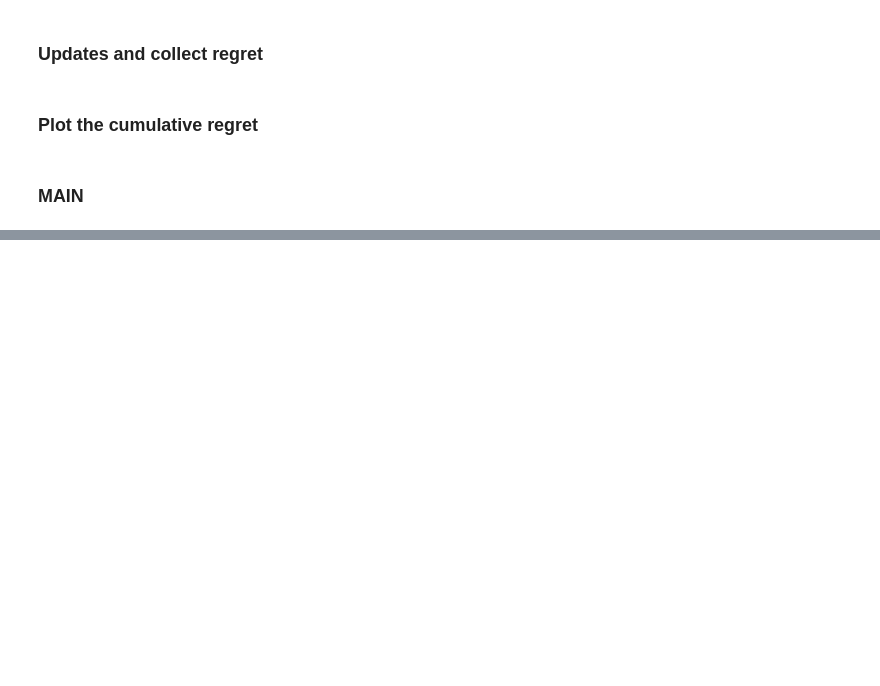
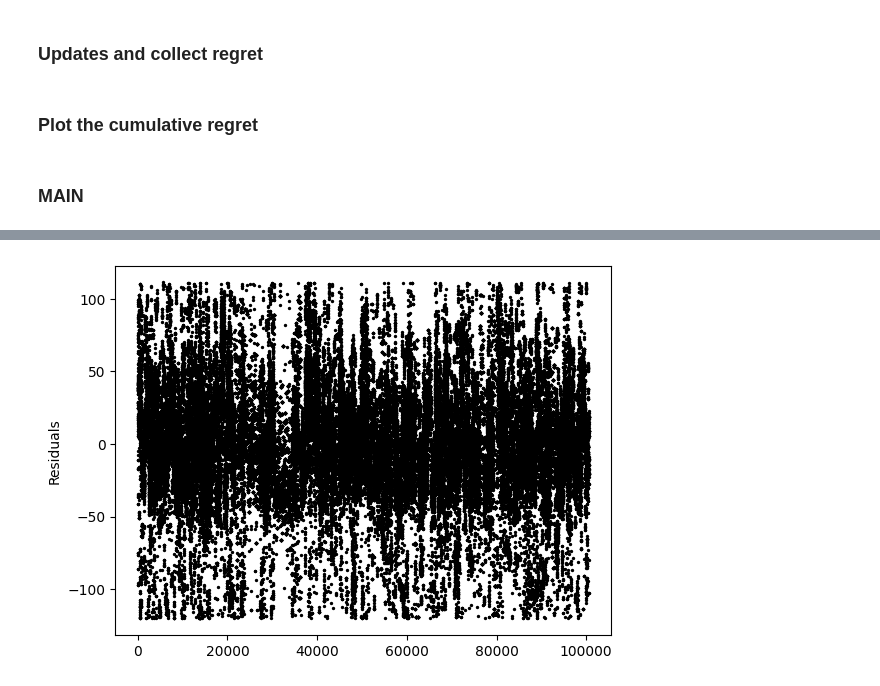
Before and after one commit to dbracale/Dynamic-Pricing, a Jupyter notebook: LS.ipynb, the cells around one changed output, grey strips where cells are left out. Cells and saved outputs as stored; diff of their text form; code cells hidden in the pictures; blank space fills up the shorter version.

```diff
--- a/LS.ipynb
+++ b/LS.ipynb
@@ -727,0 +628,17 @@ plt.savefig('regret.png')
+# %%
+data = data_frame['weeklyView'].copy()
+data = data.dropna()
+column_names = data.columns
+
+# Creating data_2 DataFrame
+data['MKT_RATE_D_1_5'] = data['MKT_RATE_D'] ** 1.5
+data_2 = data[['MKT_RATE_D_1_5', 'SQFT', 'UNIT_TYPE', '12min_MED_HOME_VAL', '20min_MED_HOME_VAL', 'ACT_RATE_D']]
+data_2 = pd.get_dummies(data_2, columns=['UNIT_TYPE'], drop_first=True)
+
+X = data_2.drop('ACT_RATE_D', axis=1)
+Y = data_2['ACT_RATE_D']
+X = sm.add_constant(X)  # Adds a constant term to the predictor
+model = sm.OLS(Y, X).fit()
+
+# Summary of the model
+print(model.summary())
@@ -727,0 +663,30 @@ plt.savefig('regret.png')
+# %%
+# Residual analysis
+res = model.resid
+#plt.scatter(range(len(res)), res, c='bl', marker='o', alpha=1, s= 2)
+#plt.xlabel('Observation')
+#plt.ylabel('Residuals')
+#plt.show()
+# %%
+# Quantile analysis
+q_025 = np.quantile(res, 0.025)
+q_975 = np.quantile(res, 0.975)
+delete_index = res[(res >= q_025) & (res <= q_975)].index
+
+res_filtered = res.loc[delete_index]
+plt.scatter(range(len(res_filtered)), res_filtered, c='black', marker='o', alpha=1, s= 2)
+plt.xlabel('')
+plt.ylabel('Residuals')
+plt.show()
+
+# Update X and Y based on filtered residuals
+X_filtered = X.loc[delete_index]
+Y_filtered = Y.loc[delete_index]
+
+# Random sampling
+np.random.seed(123)
+s = np.random.choice(X_filtered.index, size=len(X_filtered), replace=False)
+X_sampled = X_filtered.loc[s]
+Y_sampled = Y_filtered.loc[s]
+# %% [output]
+[figure, added]
```
Also changed, not shown: parts of 26 cells of this notebook, 2 other files.
